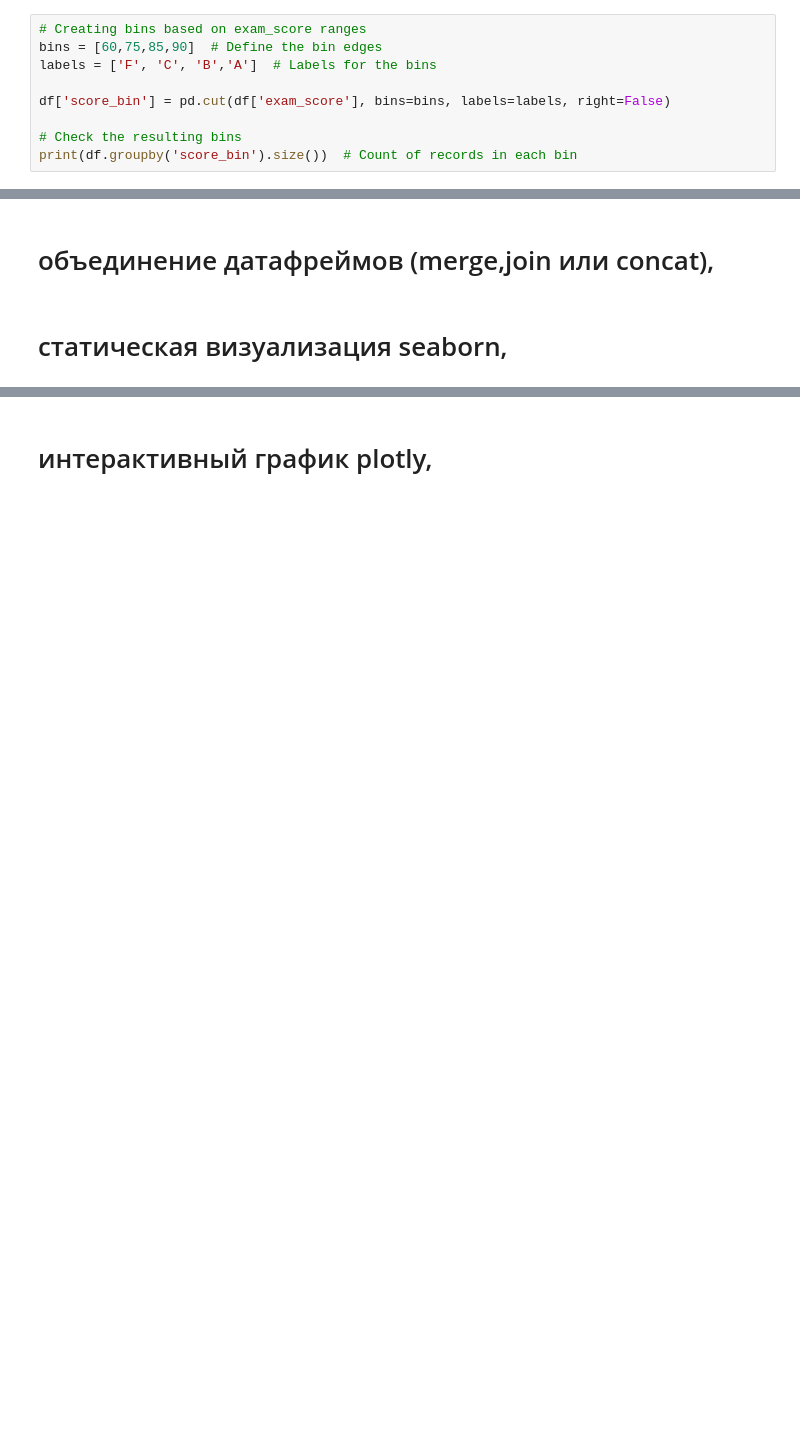
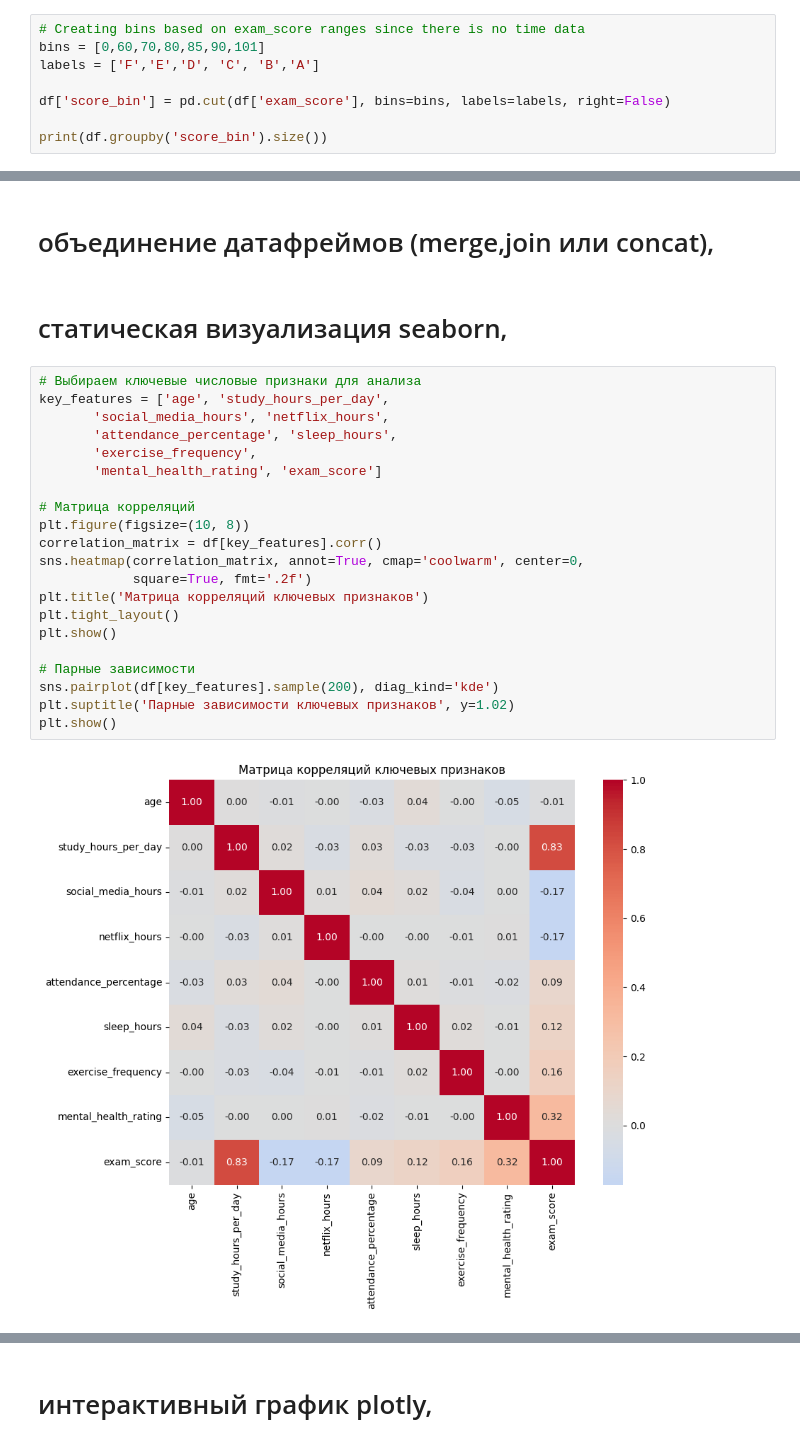
Before and after one commit to ikedestiny/ITMO-ML, a Jupyter notebook: lab1/Lab1.ipynb, the cells around one changed output, grey strips where cells are left out. Saved outputs shown, nothing was run; the diff lists cells and outputs as text; blank space fills up the shorter version.

Commit message:
tests for normal distr and visuals

```diff
--- a/lab1/Lab1.ipynb
+++ b/lab1/Lab1.ipynb
@@ -106,10 +110,9 @@ study_hours_per_day
 # %%
-# Creating bins based on exam_score ranges
-bins = [60,75,85,90]  # Define the bin edges
-labels = ['F', 'C', 'B','A']  # Labels for the bins
+# Creating bins based on exam_score ranges since there is no time data
+bins = [0,60,70,80,85,90,101]
+labels = ['F','E','D', 'C', 'B','A']
 
 df['score_bin'] = pd.cut(df['exam_score'], bins=bins, labels=labels, right=False)
 
-# Check the resulting bins
-print(df.groupby('score_bin').size())  # Count of records in each bin
+print(df.groupby('score_bin').size())
 # %% [output]
@@ -118,3 +128,26 @@ ValueError: Bin labels must be one fewer than the number of bin edges
 # объединение датафреймов (merge,join или concat),
 # %% [markdown]
 # статическая визуализация seaborn,
+# %%
+# Выбираем ключевые числовые признаки для анализа
+key_features = ['age', 'study_hours_per_day',
+       'social_media_hours', 'netflix_hours',
+       'attendance_percentage', 'sleep_hours',
+       'exercise_frequency',
+       'mental_health_rating', 'exam_score']
+
+# Матрица корреляций
+plt.figure(figsize=(10, 8))
+correlation_matrix = df[key_features].corr()
+sns.heatmap(correlation_matrix, annot=True, cmap='coolwarm', center=0,
+            square=True, fmt='.2f')
+plt.title('Матрица корреляций ключевых признаков')
+plt.tight_layout()
+plt.show()
+
+# Парные зависимости
+sns.pairplot(df[key_features].sample(200), diag_kind='kde')
+plt.suptitle('Парные зависимости ключевых признаков', y=1.02)
+plt.show()
+# %% [output]
+[figure, added]
```
Also changed, not shown: parts of 8 cells of this notebook.
